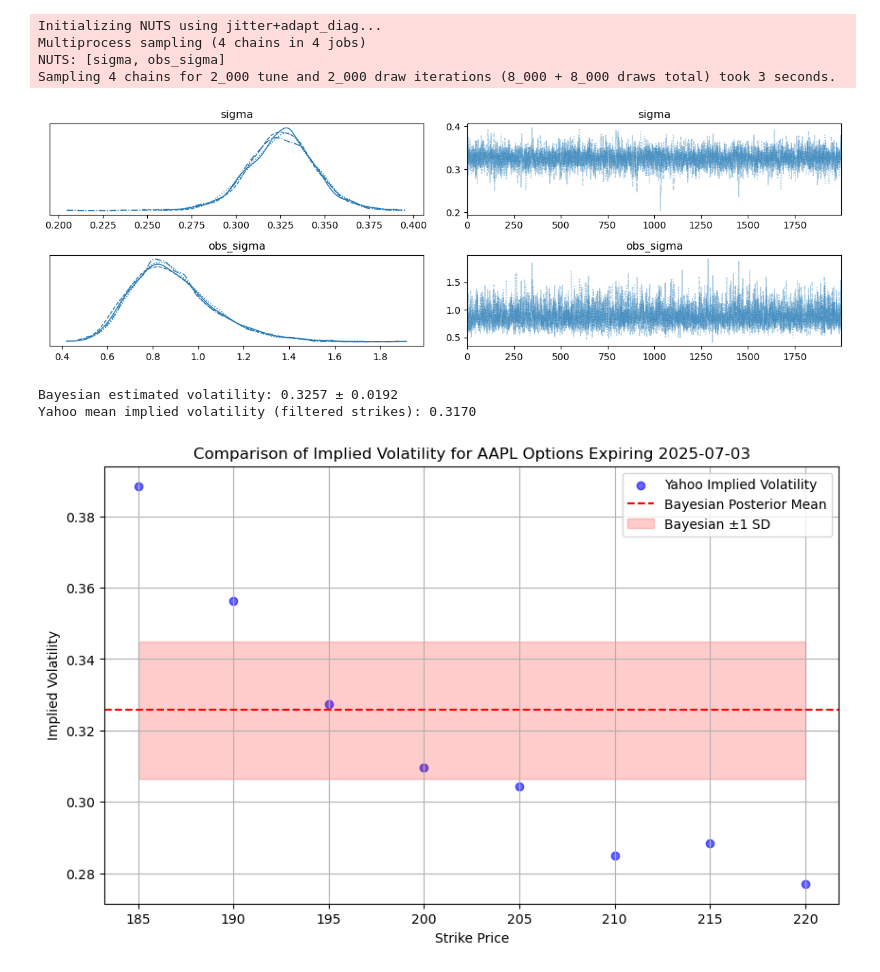
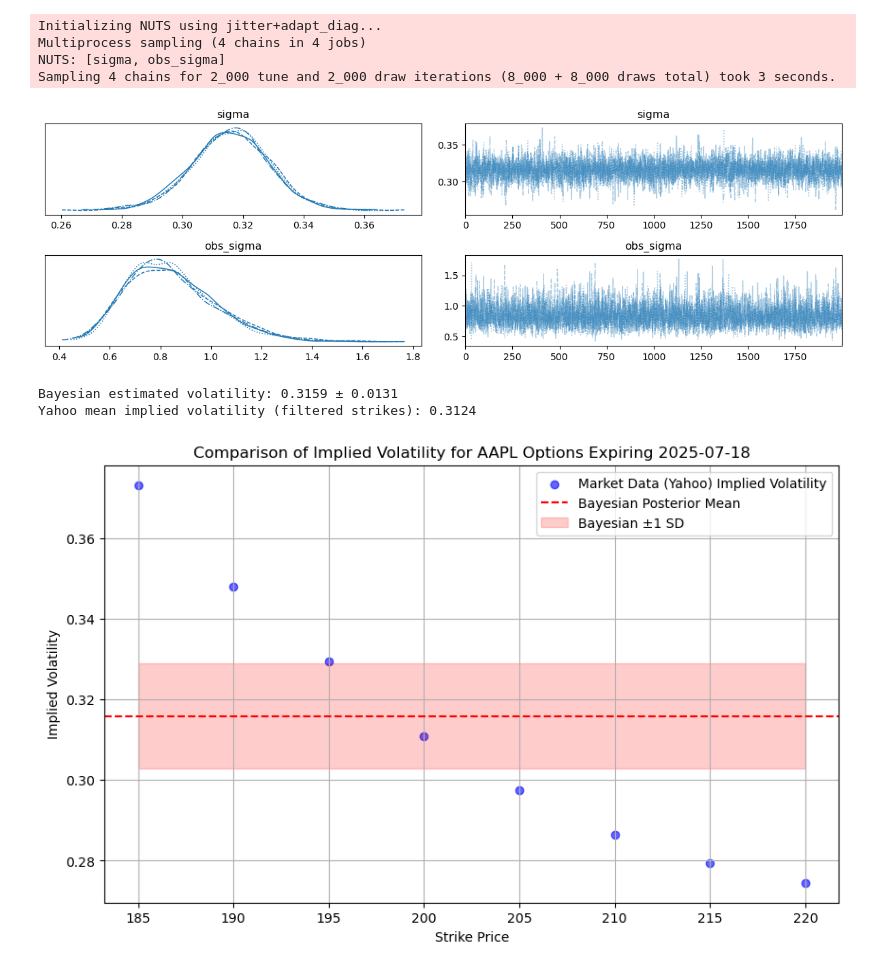
Before and after one commit to RezaCodz/Math_finance_models, a Jupyter notebook: Black_Scholes.ipynb, the cells around one changed output. Saved outputs shown, nothing was run; the diff lists cells and outputs as text; code cells hidden in the pictures.

```diff
--- a/Black_Scholes.ipynb
+++ b/Black_Scholes.ipynb
@@ -156,39 +156,39 @@ def implied_volatility_vs_market_data(ticker, expiry_date=None, r=0.01):
 
     # Plot comparison
     plt.figure(figsize=(10, 6))
-    plt.scatter(K, yahoo_iv, color='blue', label='Yahoo Implied Volatility', alpha=0.6)
+    plt.scatter(K, yahoo_iv, color='blue', label='Market Data (Yahoo) Implied Volatility', alpha=0.6)
     plt.axhline(posterior_mean, color='red', linestyle='--', label='Bayesian Posterior Mean')
     plt.fill_between(K,
                      posterior_mean - posterior_std,
                      posterior_mean + posterior_std,
                      color='red', alpha=0.2, label='Bayesian ±1 SD')
 
     plt.xlabel("Strike Price")
     plt.ylabel("Implied Volatility")
     plt.title(f"Comparison of Implied Volatility for {ticker} Options Expiring {expiry}")
     plt.legend()
     plt.grid(True)
     plt.show()
 
     return {
         "posterior_mean": posterior_mean,
         "posterior_std": posterior_std,
         "yahoo_iv_mean": np.mean(yahoo_iv),
         "expiry": expiry
     }
 
 
 
 ticker = "AAPL"
 r = 0.01
-implied_volatility_vs_market_data(ticker, expiry_date="2025-07-03", r=0.01)
+implied_volatility_vs_market_data(ticker, expiry_date="2025-07-18", r=0.01)
 implied_volatility_vs_maturity("AAPL", max_expiries=6, r=0.01)
 # %% [output]
 Initializing NUTS using jitter+adapt_diag...
 Multiprocess sampling (4 chains in 4 jobs)
 NUTS: [sigma, obs_sigma]
 Sampling 4 chains for 2_000 tune and 2_000 draw iterations (8_000 + 8_000 draws total) took 3 seconds.
-[figure, old version]
+[figure, new version]
-Bayesian estimated volatility: 0.3257 ± 0.0192
-Yahoo mean implied volatility (filtered strikes): 0.3170
+Bayesian estimated volatility: 0.3159 ± 0.0131
+Yahoo mean implied volatility (filtered strikes): 0.3124
-[figure, old version]
+[figure, new version]
```
Also changed, not shown: parts of 1 cell of this notebook.
